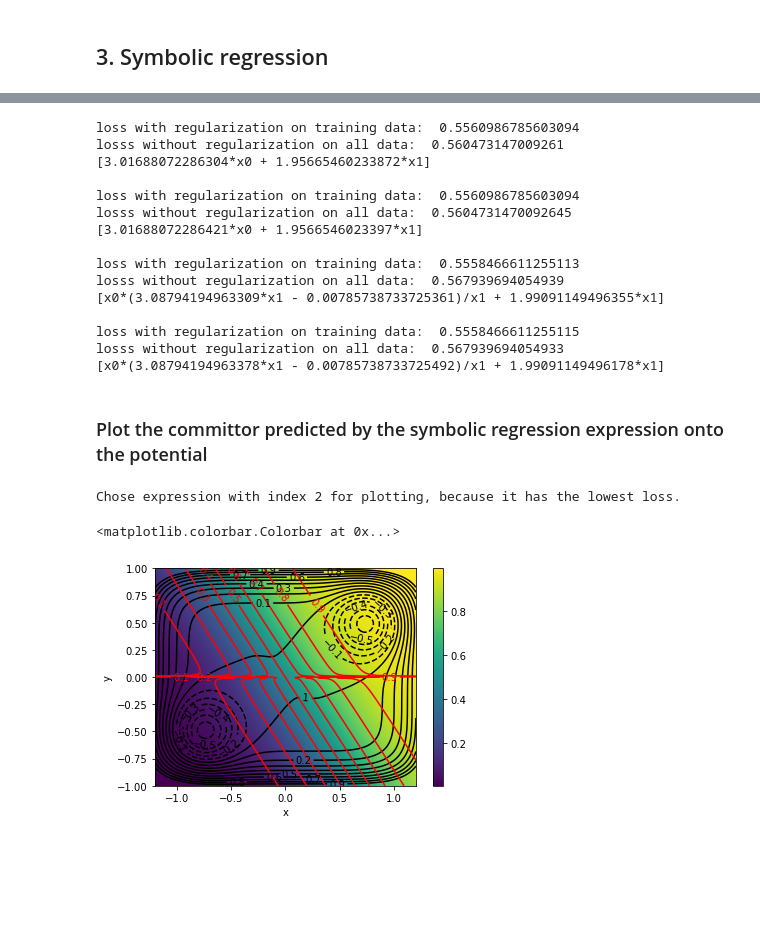
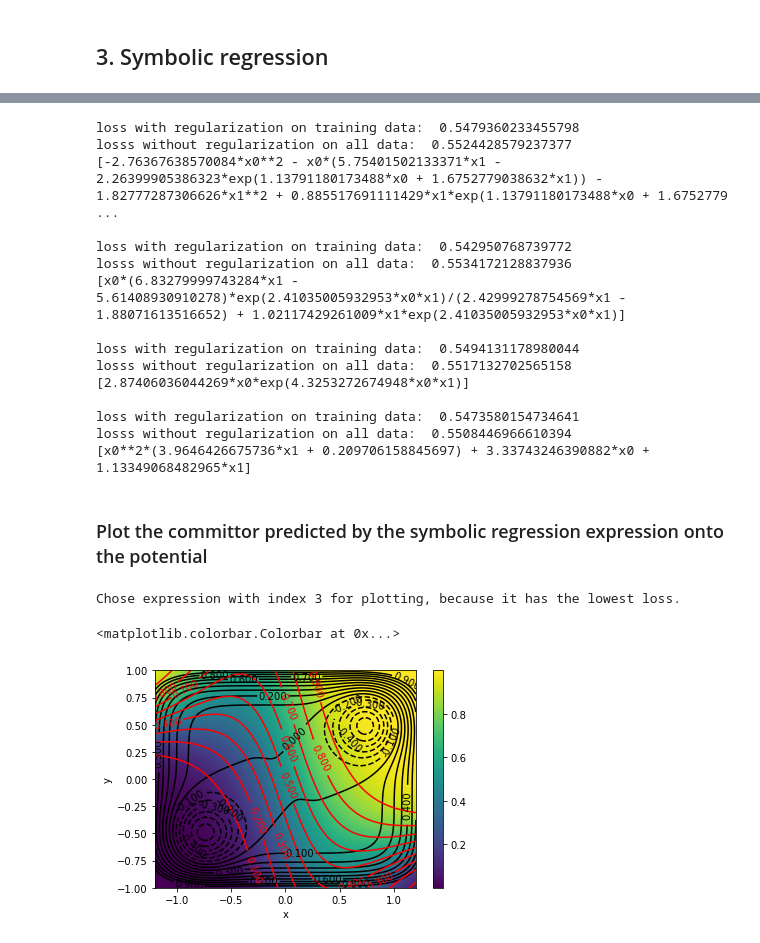
Before and after one commit to bio-phys/aimmd, a Jupyter notebook: examples/4_Toy_SymbolicRegression.ipynb, the cells around one changed output, grey strips where cells are left out. Saved outputs shown, nothing was run; the diff lists cells and outputs as text; code cells hidden in the pictures; blank space fills up the shorter version.

```diff
--- a/examples/4_Toy_SymbolicRegression.ipynb
+++ b/examples/4_Toy_SymbolicRegression.ipynb
@@ -165,7 +165,7 @@ xtf = [pyaudi.gdual_vdouble(descriptors[:, i]) for i in max_idxs[:n]]
 ytf = shot_results[:]
 # %%
 # initialize symbolic regression expression with random conectivity and random edge weights
-expression = arcd.symreg.initialize_random_expression(n,  # n inputs
+expression = aimmd.symreg.initialize_random_expression(n,  # n inputs
                                                       1,  # 1 output: p_B
                                                       kernels=['sum', 'diff', 'mul', 'div', 'log', 'exp'], # potentially allowed elementary mathematical operations
                                                                                                            # our final expression will be a combination of those operations
@@ -173,14 +173,14 @@ expression = arcd.symreg.initialize_random_expression(n,  # n inputs
                                                      )
 # %%
 # choose a loss function and a complexity regularization
-lossFX = arcd.symreg.losses.binom_loss  # binmial loss for models predicting p_B in a two state system
-complex_fx = lambda ex: arcd.symreg.losses.operation_count(ex, fact=0.001)  # operation_count counts the number of elementary mathematical operations in the expression
-complex_fx_reduced = lambda ex: arcd.symreg.losses.operation_count(ex, fact=0.0001)  # and multiplies it with factor to get a loss contribution
+lossFX = aimmd.symreg.losses.binom_loss  # binmial loss for models predicting p_B in a two state system
+complex_fx = lambda ex: aimmd.symreg.losses.operation_count(ex, fact=0.0001)  # operation_count counts the number of elementary mathematical operations in the expression
+complex_fx_reduced = lambda ex: aimmd.symreg.losses.operation_count(ex, fact=0.00001)  # and multiplies it with factor to get a loss contribution
 
 # there are also other complexity penalties available
-# arcd.symreg.losses.active_genes_count : penalizes number of actives genes in the expression
-# arcd.symreg.losses.l1_regularization : sparsity regularization on the edge weights
-# arcd.symreg.losses.l2_regularization : penalize length of the vector of edge weights (not really a complexity penalty, but sometimes useful)
+# aimmd.symreg.losses.active_genes_count : penalizes number of actives genes in the expression
+# aimmd.symreg.losses.l1_regularization : sparsity regularization on the edge weights
+# aimmd.symreg.losses.l2_regularization : penalize length of the vector of edge weights (not really a complexity penalty, but sometimes useful)
 # %%
 # here we optimize the expression
 lossL = []
@@ -190,8 +190,8 @@ n_iter = 4  # do it n_iter times in a row to get a feeling for the stability of
 for _ in range(n_iter):
     # initilize a new random expression every time, otherwise we would start the genetic algorithm from the previously optimized individual
     # (which would be the same as running one optimization n_iter times longer)
-    expression = arcd.symreg.initialize_random_expression(n, 1, kernels=['sum', 'diff', 'mul', 'div', 'log', 'exp'])
-    loss, genes, weights = arcd.symreg.optimize_expression(expression, # expression to optimize
+    expression = aimmd.symreg.initialize_random_expression(n, 1, kernels=['sum', 'diff', 'mul', 'div', 'log', 'exp'])
+    loss, genes, weights = aimmd.symreg.optimize_expression(expression, # expression to optimize
                                                            4,  # number of mutants to create in every generation
                                                            100, # maximum number of generations
                                                            xt,  # training points
@@ -210,6 +210,7 @@ for _ in range(n_iter):
     genesL.append(genes)
     weightsL.append(weights)
 # %%
+losses_sans_regul = []
 # print the resulting equations for every round
 for l, g, w in zip(lossL, genesL, weightsL):
     # we take a dummy expression and set it to the optimal parameters we found previously
@@ -218,24 +219,25 @@ for l, g, w in zip(lossL, genesL, weightsL):
     print('loss with regularization on training data: ', l)  # this is the loss we had in training, includes all regularizations and is calculated only over the reduced dataset
     print('losss without regularization on all data: ', sum(lossFX(expression, xtf, ytf).constant_cf))  # this is the loss of the expression on the full dataset without regularizations
                                                                                                         # i.e. the actual likeliehood
+    losses_sans_regul += [sum(lossFX(expression, xtf, ytf).constant_cf)]
     print(expression.simplify(['x{:d}'.format(idx) for idx in max_idxs[:n]], subs_weights=True))  # print the formula, subsitute edge weights to numbers
     print()
 # %% [output]
-loss with regularization on training data:  0.5560986785603094
-losss without regularization on all data:  0.560473147009261
-[3.01688072286304*x0 + 1.95665460233872*x1]
+loss with regularization on training data:  0.5479360233455798
+losss without regularization on all data:  0.5524428579237377
+[-2.76367638570084*x0**2 - x0*(5.75401502133371*x1 - 2.26399905386323*exp(1.13791180173488*x0 + 1.6752779038632*x1)) - 1.82777287306626*x1**2 + 0.885517691111429*x1*exp(1.13791180173488*x0 + 1.6752779 ...
 
-loss with regularization on training data:  0.5560986785603094
-losss without regularization on all data:  0.5604731470092645
-[3.01688072286421*x0 + 1.9566546023397*x1]
+loss with regularization on training data:  0.542950768739772
+losss without regularization on all data:  0.5534172128837936
+[x0*(6.83279999743284*x1 - 5.61408930910278)*exp(2.41035005932953*x0*x1)/(2.42999278754569*x1 - 1.88071613516652) + 1.02117429261009*x1*exp(2.41035005932953*x0*x1)]
 
-loss with regularization on training data:  0.5558466611255113
-losss without regularization on all data:  0.567939694054939
-[x0*(3.08794194963309*x1 - 0.00785738733725361)/x1 + 1.99091149496355*x1]
+loss with regularization on training data:  0.5494131178980044
+losss without regularization on all data:  0.5517132702565158
+[2.87406036044269*x0*exp(4.3253272674948*x0*x1)]
 
-loss with regularization on training data:  0.5558466611255115
-losss without regularization on all data:  0.567939694054933
-[x0*(3.08794194963378*x1 - 0.00785738733725492)/x1 + 1.99091149496178*x1]
+loss with regularization on training data:  0.5473580154734641
+losss without regularization on all data:  0.5508446966610394
+[x0**2*(3.9646426675736*x1 + 0.209706158845697) + 3.33743246390882*x0 + 1.13349068482965*x1]
 # %% [markdown]
 ### Plot the committor predicted by the symbolic regression expression onto the potential
 # %%
@@ -244,7 +246,7 @@ losss without regularization on all data:  0.567939694054933
 from scipy.special import expit as sigmoid
 # %%
 # choose an expression to plot and get the weights + genes we stored
-expr_idx = np.argmin(lossL)
+expr_idx = np.argmin(losses_sans_regul)
 print(f"Chose expression with index {expr_idx} for plotting, because it has the lowest loss.")
 genes = genesL[expr_idx]
 weights = weightsL[expr_idx]
@@ -266,32 +268,32 @@ V_val = V_val.reshape((len(y), len(x)))
 # actual plotting
 fig, axs = plt.subplots(1)
 axs.set_xlabel('x')
 axs.set_ylabel('y')
 
 # plot isolines of the energy surface
 levels = np.arange(-1.5 , 1., 0.1)
 CS = axs.contour(X, Y, V_val, levels, colors='k')
 axs.clabel(CS, inline=1, fontsize=10, )
 axs.set_aspect('equal')
 
 # generate RC plotting data
 coord_gdual = [pyaudi.gdual_vdouble(coord[:, i]) for i in range(coord.shape[1])]
 rc = expression(coord_gdual)  # this is now a list of gdual_vdoubles
 # since we trained with the binomial loss the RC only has one entry, the RC towards B
 rc = np.array(rc[0].constant_cf) # convert to a numpy array, i.e. take only the values and ignore the higher order derivates
 # again unwrap to 2d array for plotting
 rc_mat = rc.reshape((len(y), len(x)))
 
 # actual plotting
 # first as color gradient
 mapp = axs.imshow(sigmoid(rc_mat), extent=[x[0], x[-1], y[0], y[-1]], origin='lower')
 # also plot isolines of p_B in red
 levels = np.arange(0. , 1., 0.1)
 CS = axs.contour(X, Y, sigmoid(rc_mat), levels, colors='r')
 axs.clabel(CS, inline=1, fontsize=10, )
 # draw a colorbar
 fig.colorbar(mapp)
 # %% [output]
-Chose expression with index 2 for plotting, because it has the lowest loss.
+Chose expression with index 3 for plotting, because it has the lowest loss.
 <matplotlib.colorbar.Colorbar at 0x...>
-[figure, old version]
+[figure, new version]
```
Also changed, not shown: parts of 9 cells of this notebook.
